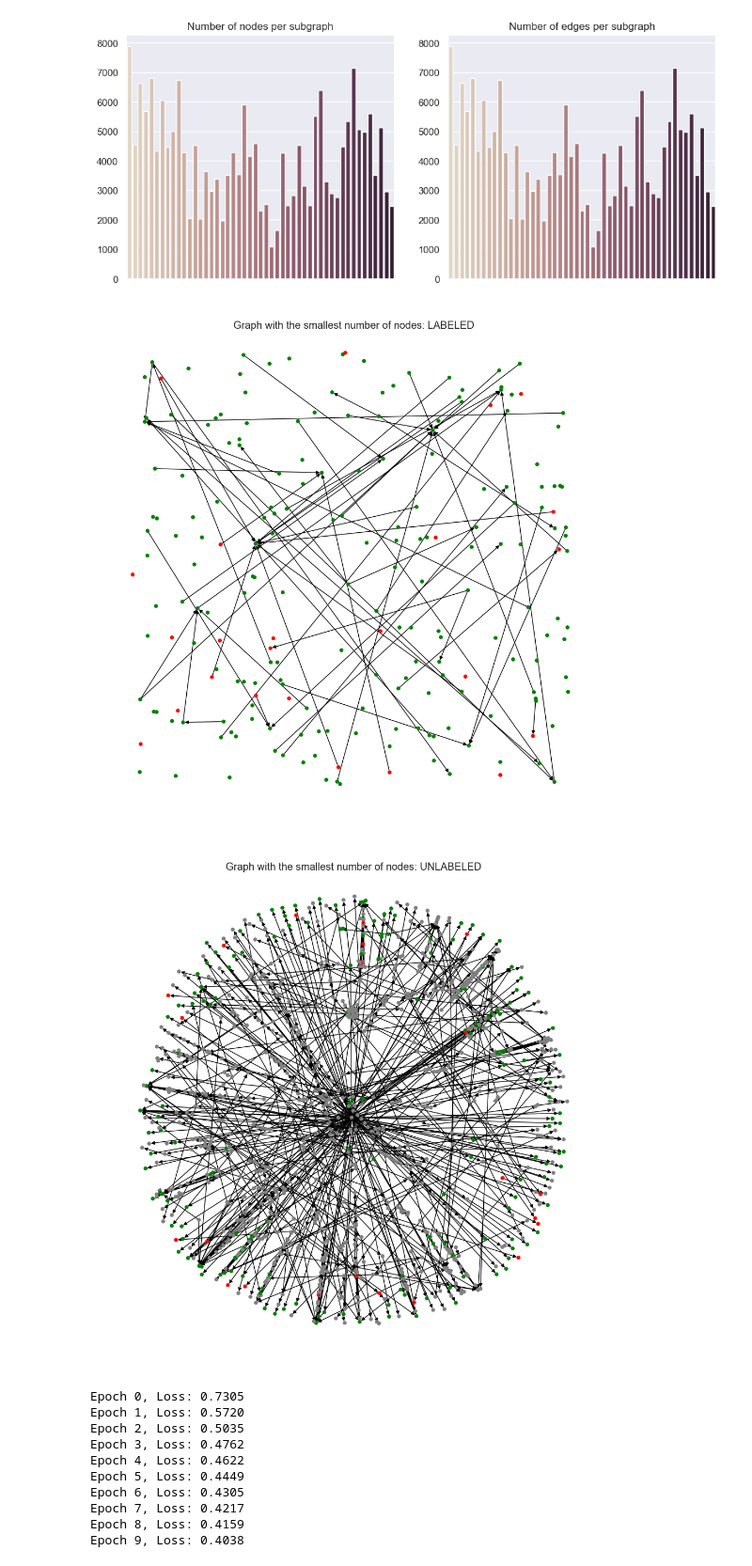
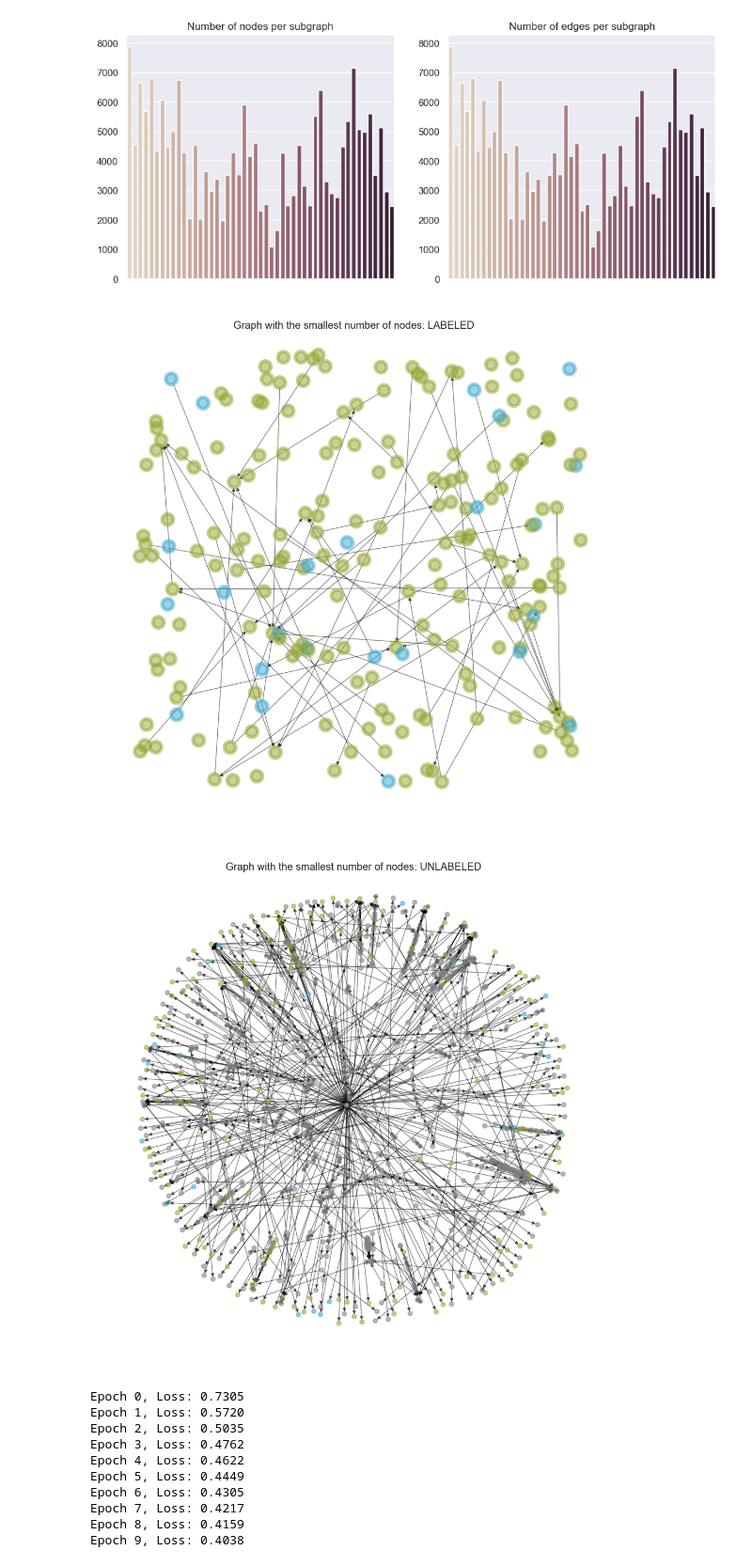
Before and after one commit to aleksgorica/MLGproject, a Jupyter notebook: project.ipynb, the cells around one changed output. Shown at 94% size. Cells and saved outputs as stored; diff of their text form; code cells hidden in the pictures.

```diff
--- a/project.ipynb
+++ b/project.ipynb
@@ -187,26 +187,26 @@ _x = edge_graph.set_title("Number of edges per subgraph")
 # %%
 # Displaying the smallest subgraph
 min_idx = min(node_dict, key=node_dict.get)
 smallest_subgraph = dataset[min_idx]
 labeled_nodes = [x for x,y in smallest_subgraph.nodes(data=True) if y['y']!=ID_UNLABELED]
 labeled_graph = nx.induced_subgraph(smallest_subgraph, labeled_nodes)
 
-palette = sns.color_palette(["grey", "green", "red"])
-color_map = {ID_UNLABELED: palette[0], ID_LICIT: palette[1], ID_ILLICIT: palette[2]}
+palette = sns.color_palette("husl", 8)
+color_map = {ID_UNLABELED: "gray", ID_LICIT: palette[2], ID_ILLICIT: palette[5]}
 colors_labled = [color_map[attrs["y"]] for _, attrs in labeled_graph.nodes(data=True)]
 colors_full = [color_map[attrs["y"]] for _, attrs in smallest_subgraph.nodes(data=True)]
 
 fig1 = plt.figure(figsize=(10,10))
-nx.draw_random(labeled_graph, node_color=colors_labled, node_size=25, linewidths=0.5, edge_color="black")
+nx.draw_random(labeled_graph, node_color=colors_labled, node_size=250, linewidths=5, edge_color="black", alpha=0.5)
 
 fig2 = plt.figure(figsize=(10,10))
-nx.draw(smallest_subgraph, node_color=colors_full, node_size=25, linewidths=0.5, edge_color="black")
+nx.draw(smallest_subgraph, node_color=colors_full, node_size=30, linewidths=2, edge_color="black", alpha=0.5)
 
 _x = fig1.suptitle("Graph with the smallest number of nodes: LABELED")
 _x = fig2.suptitle("Graph with the smallest number of nodes: UNLABELED")
 # %% [output]
-[figure, old version]
+[figure, new version]
-[figure, old version]
+[figure, new version]
 # %%
 # Model definition
 from torch_geometric.nn import GCNConv, GATConv, BatchNorm
```
